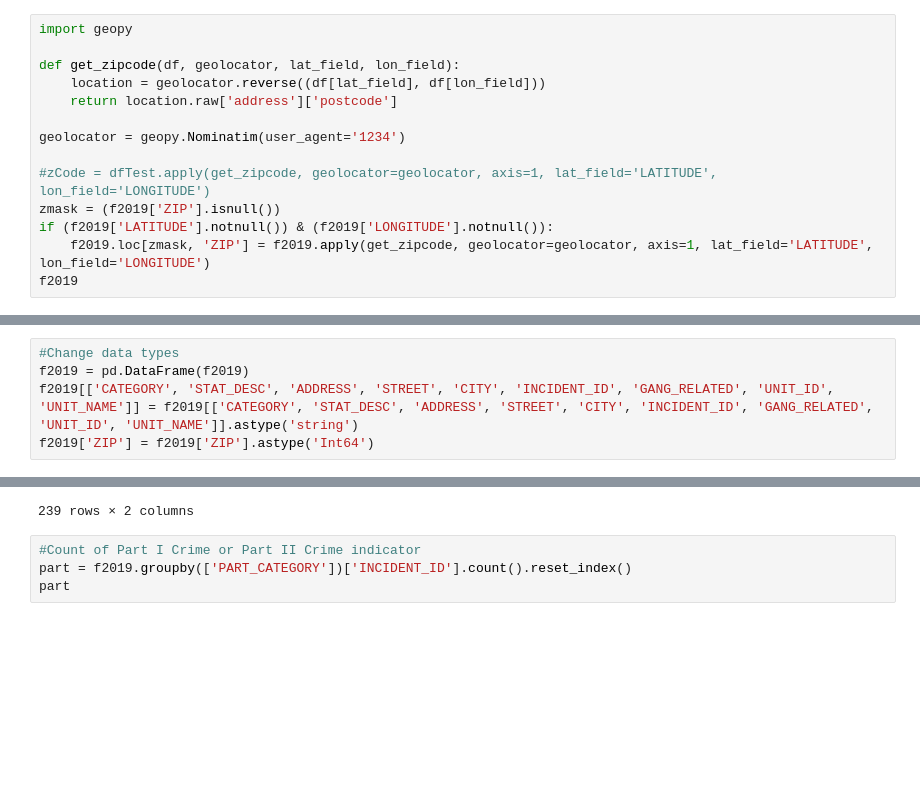
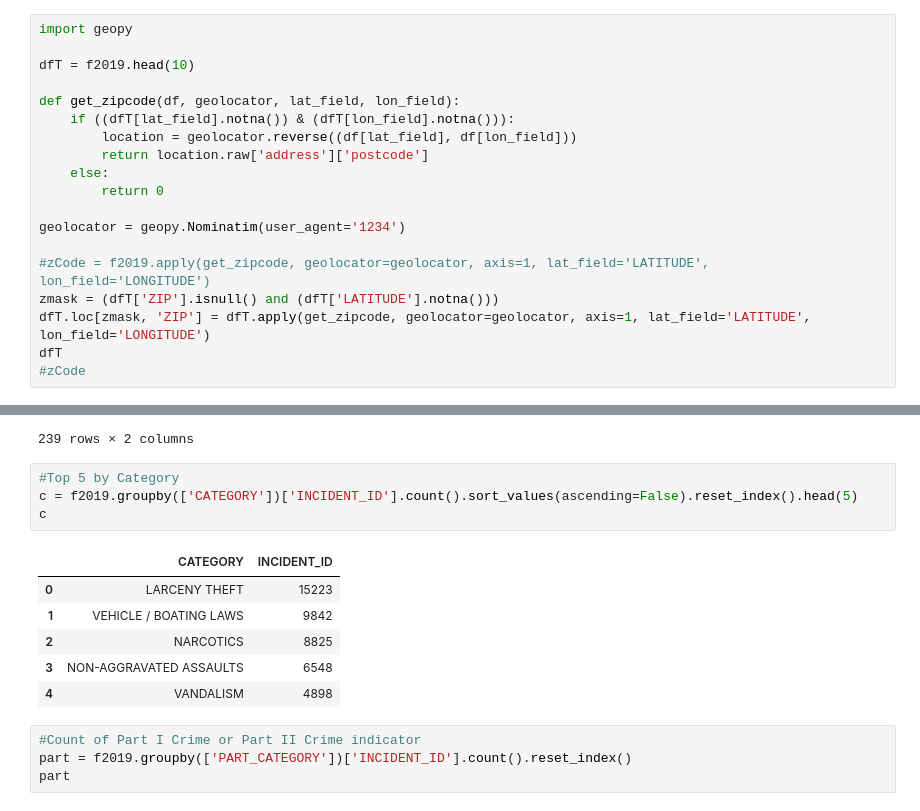
Before and after one commit to H-Dolan/Capstone_LACrime, a Jupyter notebook: year_2019.ipynb, the cells around one changed output, grey strips where cells are left out. Drawn from its saved outputs; the diff is of its cells as text; blank space fills up the shorter version.

```diff
--- a/year_2019.ipynb
+++ b/year_2019.ipynb
@@ -110,24 +155,24 @@ f2019.reset_index(drop=True)
 # %%
 import geopy
 
+dfT = f2019.head(10)
+
 def get_zipcode(df, geolocator, lat_field, lon_field):
-    location = geolocator.reverse((df[lat_field], df[lon_field]))
-    return location.raw['address']['postcode']
+    if ((dfT[lat_field].notna()) & (dfT[lon_field].notna())):
+        location = geolocator.reverse((df[lat_field], df[lon_field]))
+        return location.raw['address']['postcode']
+    else:
+        return 0
 
 geolocator = geopy.Nominatim(user_agent='1234')
 
-#zCode = dfTest.apply(get_zipcode, geolocator=geolocator, axis=1, lat_field='LATITUDE', lon_field='LONGITUDE')
-zmask = (f2019['ZIP'].isnull())
-if (f2019['LATITUDE'].notnull()) & (f2019['LONGITUDE'].notnull()):
-    f2019.loc[zmask, 'ZIP'] = f2019.apply(get_zipcode, geolocator=geolocator, axis=1, lat_field='LATITUDE', lon_field='LONGITUDE')
-f2019
+#zCode = f2019.apply(get_zipcode, geolocator=geolocator, axis=1, lat_field='LATITUDE', lon_field='LONGITUDE')
+zmask = (dfT['ZIP'].isnull() and (dfT['LATITUDE'].notna()))
+dfT.loc[zmask, 'ZIP'] = dfT.apply(get_zipcode, geolocator=geolocator, axis=1, lat_field='LATITUDE', lon_field='LONGITUDE')
+dfT
+#zCode
 # %% [output]
 ValueError: The truth value of a Series is ambiguous. Use a.empty, a.bool(), a.item(), a.any() or a.all().
-# %%
-#Change data types
-f2019 = pd.DataFrame(f2019)
-f2019[['CATEGORY', 'STAT_DESC', 'ADDRESS', 'STREET', 'CITY', 'INCIDENT_ID', 'GANG_RELATED', 'UNIT_ID', 'UNIT_NAME']] = f2019[['CATEGORY', 'STAT_DESC', 'ADDRESS', 'STREET', 'CITY', 'INCIDENT_ID', 'GANG_RELATED', 'UNIT_ID', 'UNIT_NAME']].astype('string')
-f2019['ZIP'] = f2019['ZIP'].astype('Int64')
 # %% [markdown]
 ### Data Checks
 # %%
@@ -269,6 +314,17 @@ cy
 | 237 | WRIGHTWOOD-FALLING SPRINGS N F | 2 |
 | 238 | YORBA LINDA | 1 |
 239 rows × 2 columns
+# %%
+#Top 5 by Category
+c = f2019.groupby(['CATEGORY'])['INCIDENT_ID'].count().sort_values(ascending=False).reset_index().head(5)
+c
+# %% [output]
+|  | CATEGORY | INCIDENT_ID |
+| 0 | LARCENY THEFT | 15223 |
+| 1 | VEHICLE / BOATING LAWS | 9842 |
+| 2 | NARCOTICS | 8825 |
+| 3 | NON-AGGRAVATED ASSAULTS | 6548 |
+| 4 | VANDALISM | 4898 |
 # %%
 #Count of Part I Crime or Part II Crime indicator
 part = f2019.groupby(['PART_CATEGORY'])['INCIDENT_ID'].count().reset_index()
```
Also changed, not shown: parts of 3 cells of this notebook.
